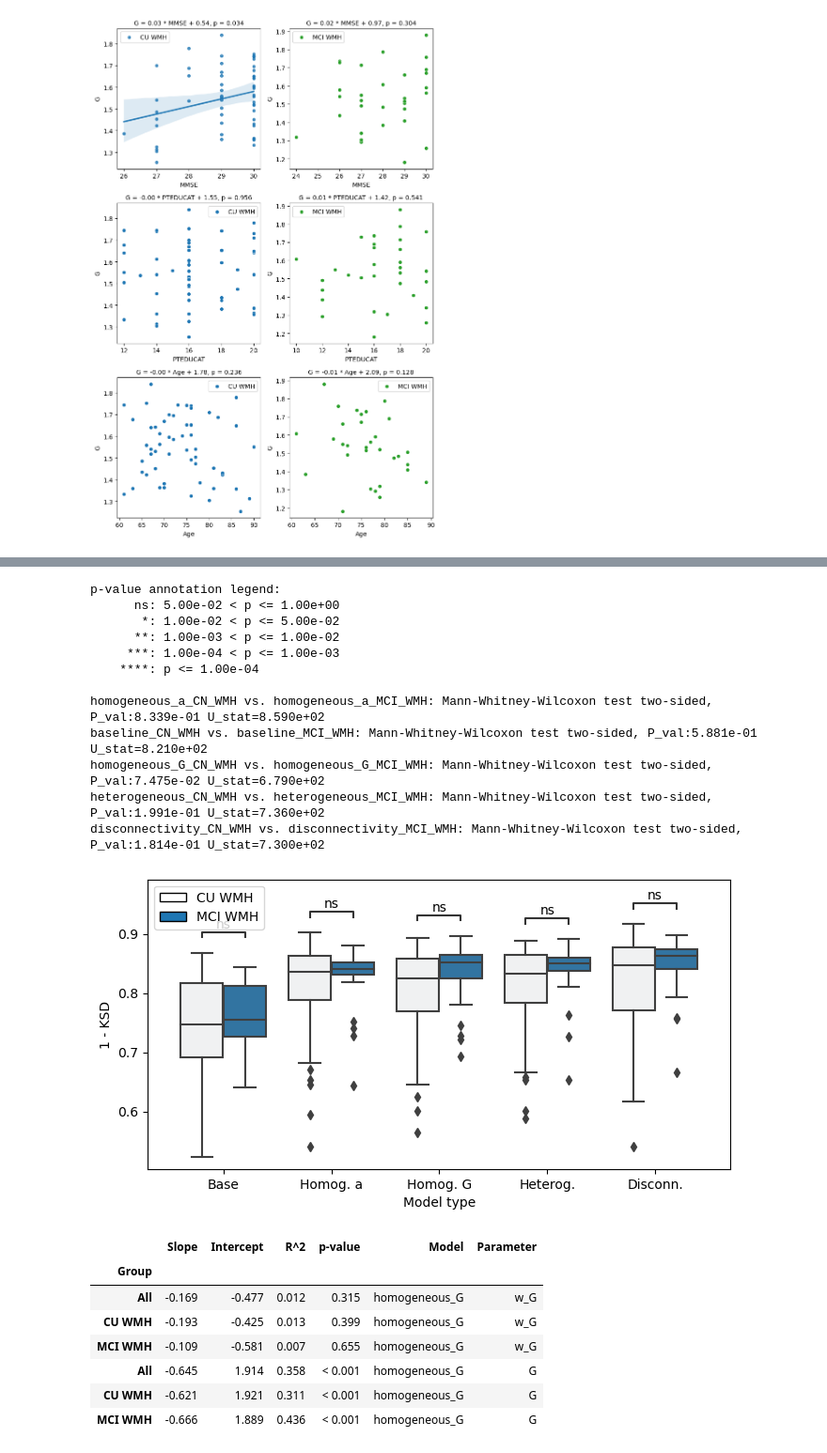
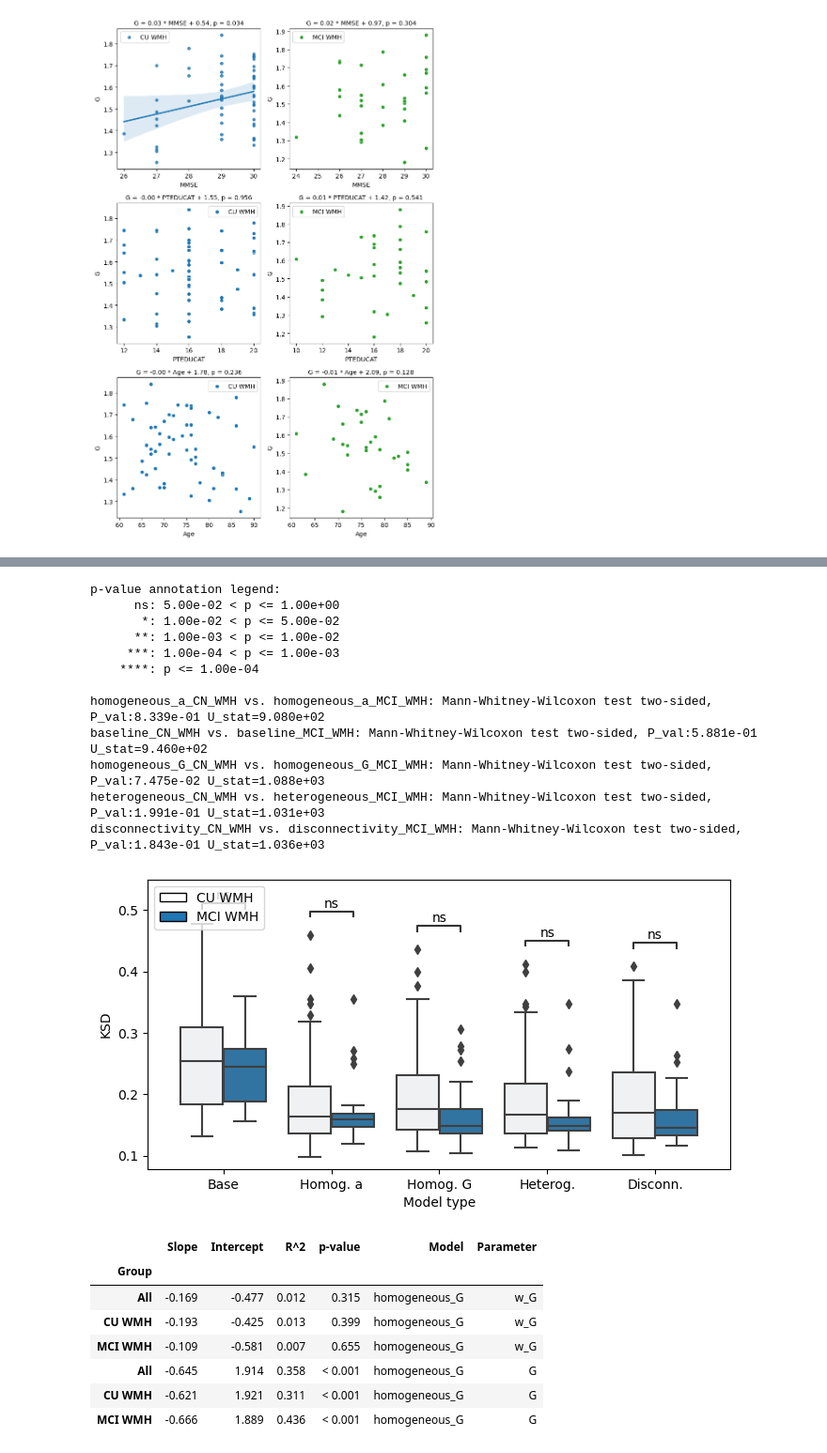
Before and after one commit to dani2442/TMS_in_AD, a Jupyter notebook: 03_modeling_neurolib/petTOAD_final_analysis_log.ipynb, the cells around one changed output, grey strips where cells are left out. Shown: that part at 94% size. Cells and saved outputs as stored; diff of their text form; code cells hidden in the pictures.

```diff
--- a/03_modeling_neurolib/petTOAD_final_analysis_log.ipynb
+++ b/03_modeling_neurolib/petTOAD_final_analysis_log.ipynb
@@ -1323,20 +1285,20 @@ disconnectivity  0.841203  0.862421  0.874325              3.570e-05
 # %%
-fig, ax = plt.subplots(nrows=1, ncols=1, figsize=(8, 4))
-plot_cn_mci_comparison("phfcd_ks", df_max_phfcd_merged, ax)
+# fig, ax = plt.subplots(nrows=1, ncols=1, figsize=(8, 4))
+# plot_cn_mci_comparison("phfcd_ks", df_min_phfcd_merged, ax)
 # %% [output]
 p-value annotation legend:
       ns: 5.00e-02 < p <= 1.00e+00
        *: 1.00e-02 < p <= 5.00e-02
       **: 1.00e-03 < p <= 1.00e-02
      ***: 1.00e-04 < p <= 1.00e-03
     ****: p <= 1.00e-04
 
-homogeneous_a_CN_WMH vs. homogeneous_a_MCI_WMH: Mann-Whitney-Wilcoxon test two-sided, P_val:8.339e-01 U_stat=8.590e+02
-baseline_CN_WMH vs. baseline_MCI_WMH: Mann-Whitney-Wilcoxon test two-sided, P_val:5.881e-01 U_stat=8.210e+02
-homogeneous_G_CN_WMH vs. homogeneous_G_MCI_WMH: Mann-Whitney-Wilcoxon test two-sided, P_val:7.475e-02 U_stat=6.790e+02
-heterogeneous_CN_WMH vs. heterogeneous_MCI_WMH: Mann-Whitney-Wilcoxon test two-sided, P_val:1.991e-01 U_stat=7.360e+02
-disconnectivity_CN_WMH vs. disconnectivity_MCI_WMH: Mann-Whitney-Wilcoxon test two-sided, P_val:1.814e-01 U_stat=7.300e+02
+homogeneous_a_CN_WMH vs. homogeneous_a_MCI_WMH: Mann-Whitney-Wilcoxon test two-sided, P_val:8.339e-01 U_stat=9.080e+02
+baseline_CN_WMH vs. baseline_MCI_WMH: Mann-Whitney-Wilcoxon test two-sided, P_val:5.881e-01 U_stat=9.460e+02
+homogeneous_G_CN_WMH vs. homogeneous_G_MCI_WMH: Mann-Whitney-Wilcoxon test two-sided, P_val:7.475e-02 U_stat=1.088e+03
+heterogeneous_CN_WMH vs. heterogeneous_MCI_WMH: Mann-Whitney-Wilcoxon test two-sided, P_val:1.991e-01 U_stat=1.031e+03
+disconnectivity_CN_WMH vs. disconnectivity_MCI_WMH: Mann-Whitney-Wilcoxon test two-sided, P_val:1.843e-01 U_stat=1.036e+03
-[figure, old version]
+[figure, new version]
 # %%
 def all_lin_reg_wmh_parm(model_type):
     parm = model_type[-1:]
```
Also changed, not shown: parts of 24 cells of this notebook, 23 other files.
